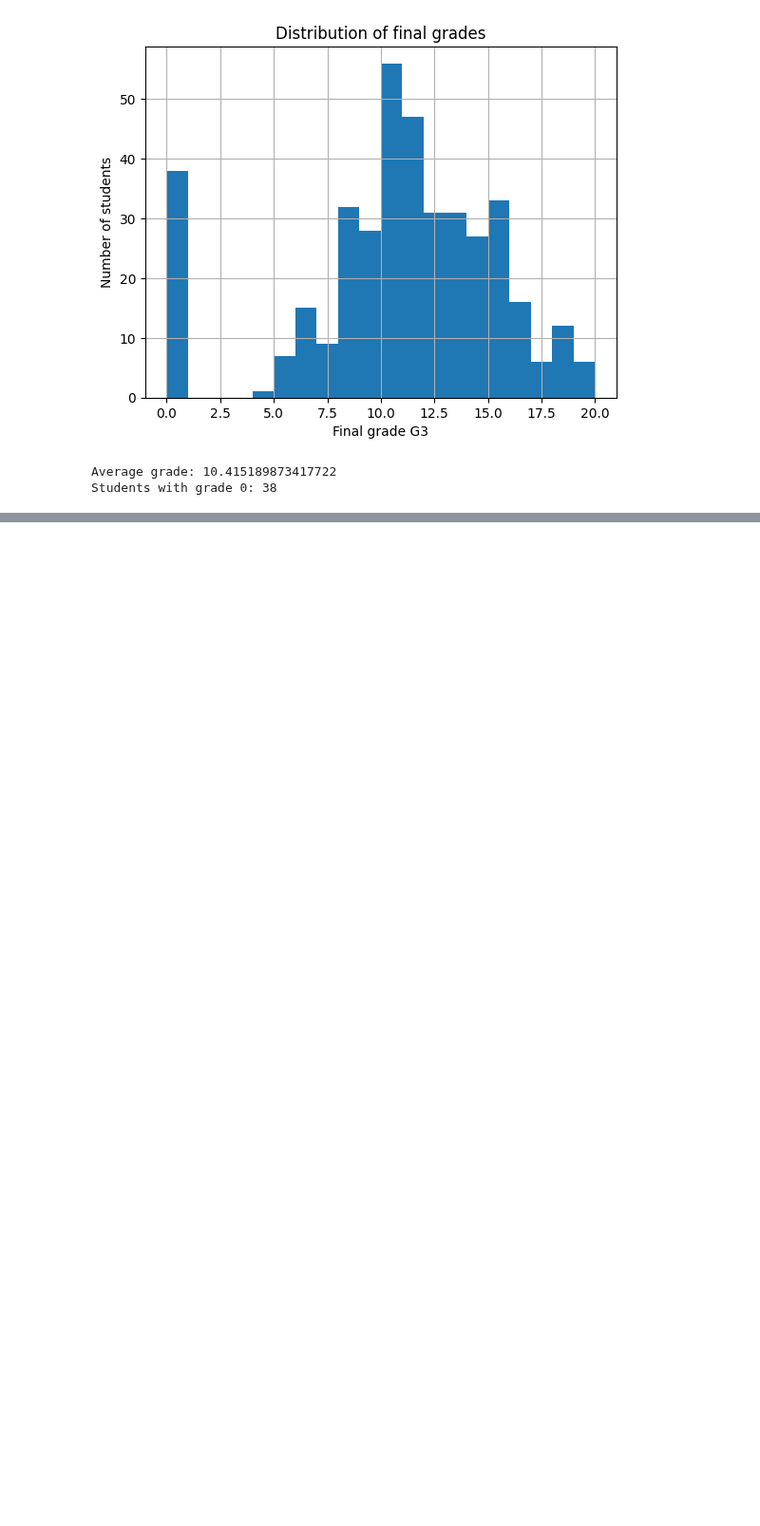
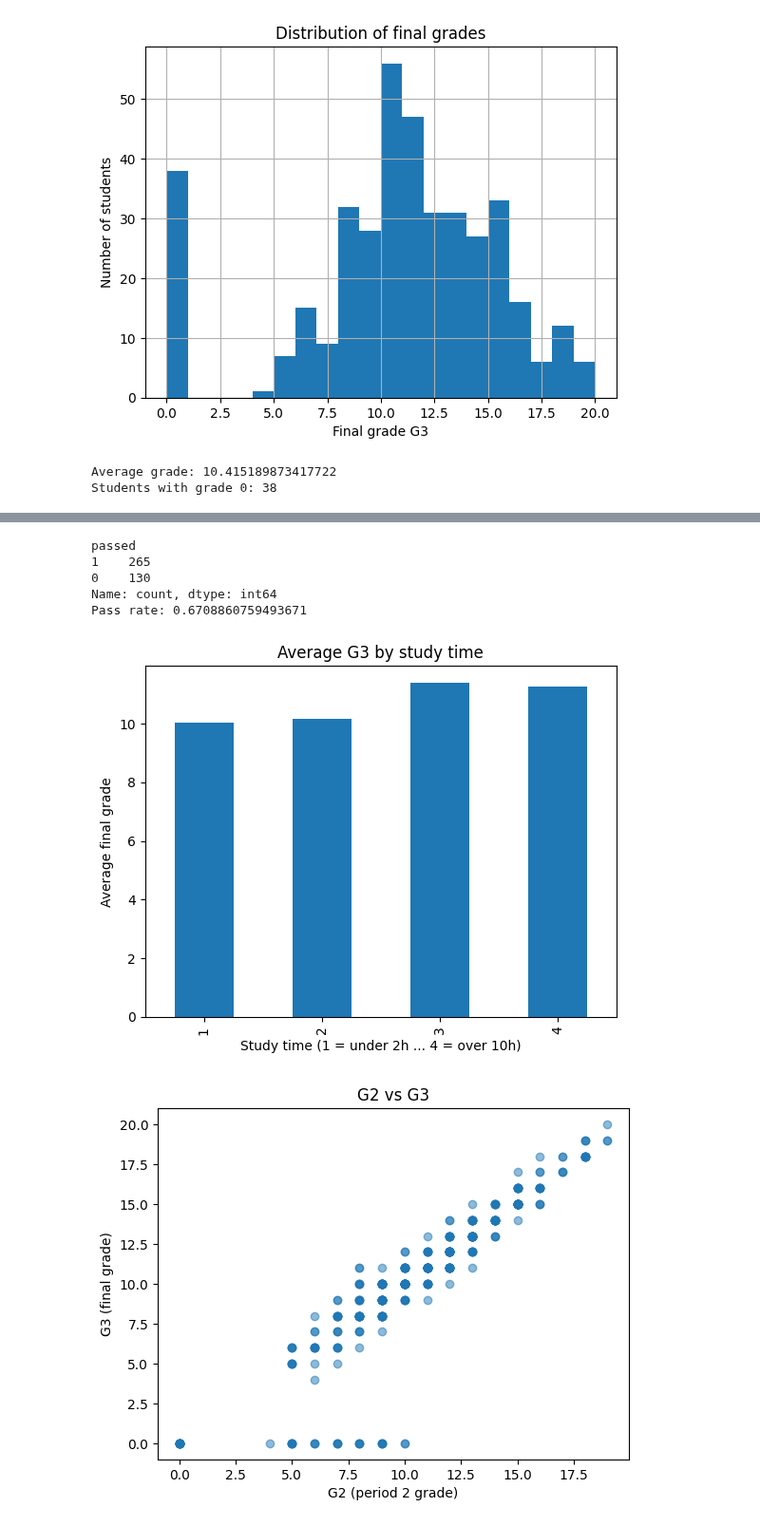
Before and after one commit to buntyedutainer/student-performance-ai, a Jupyter notebook: day1_load_data.ipynb, the cells around one changed output, grey strips where cells are left out. Shown at 95% size. Drawn from its saved outputs; the diff is of its cells as text; code cells hidden in the pictures; blank space fills up the shorter version.

```diff
--- a/day1_load_data.ipynb
+++ b/day1_load_data.ipynb
@@ -80,3 +80,9 @@ print("Students with grade 0:", (df["G3"] == 0).sum())
 [figure]
 Average grade: 10.415189873417722
 Students with grade 0: 38
+# %%
+# Cell 1: setup
+import pandas as pd
+import matplotlib.pyplot as plt
+df = pd.read_csv("student-mat.csv", sep=";")
+df.shape
@@ -82,0 +185,27 @@ Students with grade 0: 38
+# %%
+# Cell 7: creating a new column (pass = final grade of 10 or more)
+df["passed"] = (df["G3"] >= 10).astype(int)
+print(df["passed"].value_counts())
+print("Pass rate:", df["passed"].mean())
+# %% [output]
+passed
+1    265
+0    130
+Name: count, dtype: int64
+Pass rate: 0.6708860759493671
+# %%
+# Cell 8: two plots
+df.groupby("studytime")["G3"].mean().plot(kind="bar")
+plt.xlabel("Study time (1 = under 2h ... 4 = over 10h)")
+plt.ylabel("Average final grade")
+plt.title("Average G3 by study time")
+plt.show()
+
+plt.scatter(df["G2"], df["G3"], alpha=0.5)
+plt.xlabel("G2 (period 2 grade)")
+plt.ylabel("G3 (final grade)")
+plt.title("G2 vs G3")
+plt.show()
+# %% [output]
+[figure, added]
+[figure, added]
```
Also changed, not shown: parts of 7 cells of this notebook.
